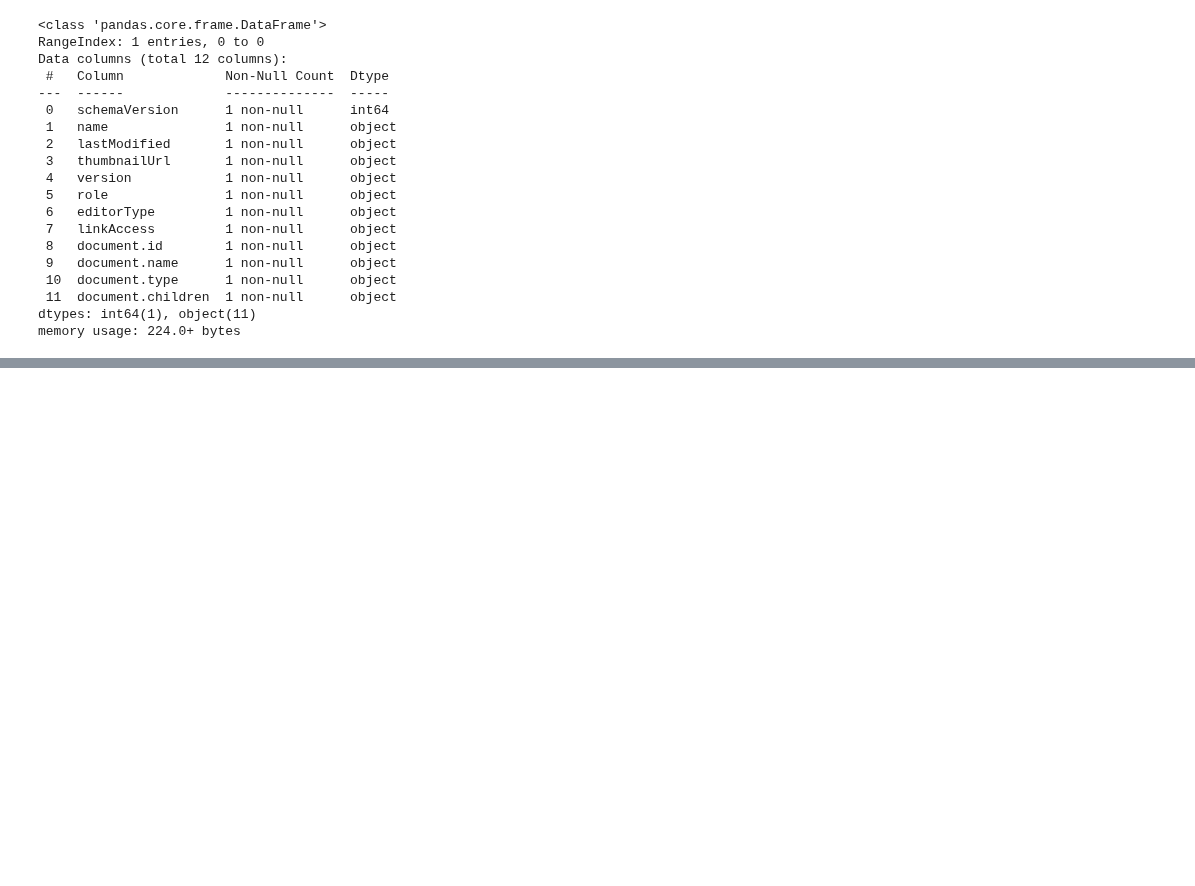
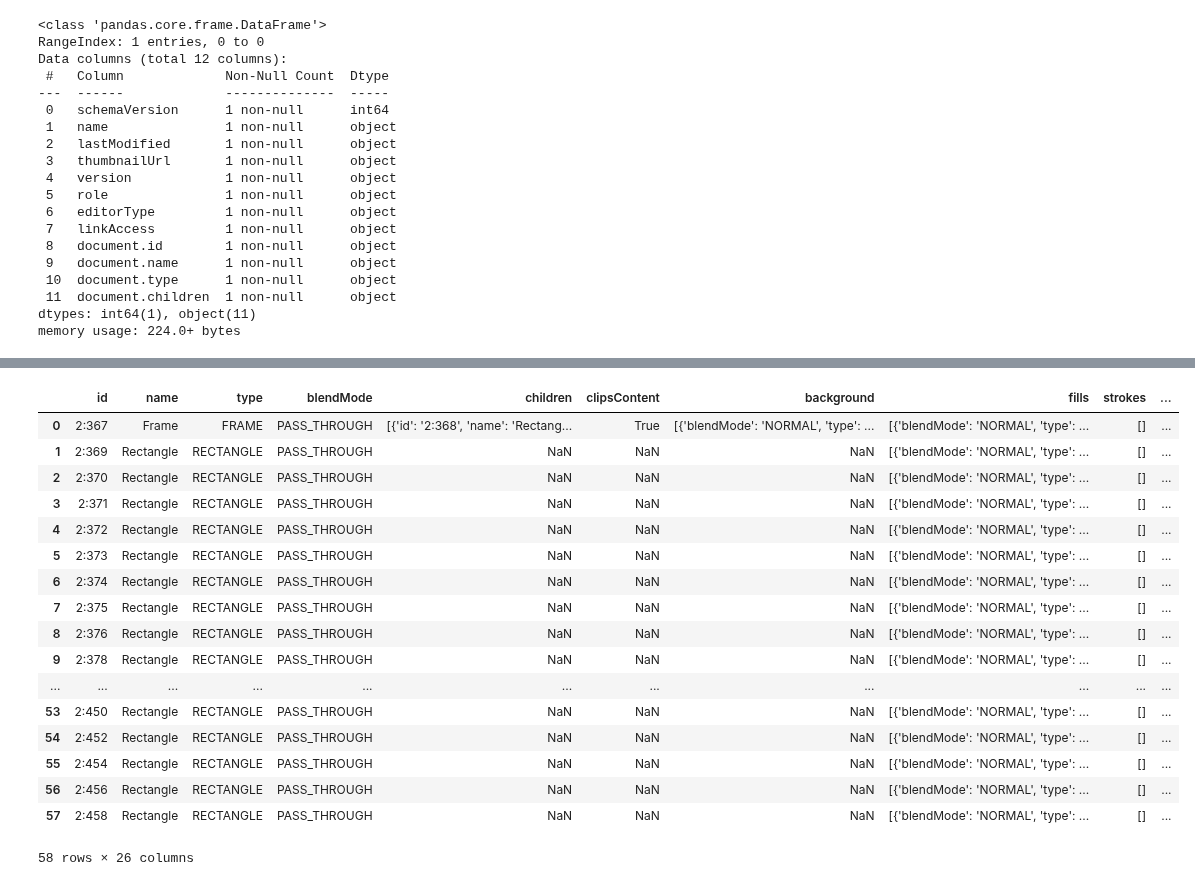
Before and after one commit to Madhurange/HandOff-X, a Jupyter notebook: Test.ipynb, the cells around one changed output, grey strips where cells are left out. Cells and saved outputs as stored; diff of their text form; code cells hidden in the pictures; blank space fills up the shorter version.

```diff
--- a/Test.ipynb
+++ b/Test.ipynb
@@ -94 +57,24 @@ Index(['id', 'name', 'type', 'blendMode', 'children', 'clipsContent',
       dtype='object')
+# %%
+df_flat = json.loads(df_flat.to_json(orient="records"))
+df_flat2 = pd.json_normalize(df_flat,record_path=['children'], errors='ignore')
+df_flat2
+# %% [output]
+|  | id | name | type | blendMode | children | clipsContent | background | fills | strokes | ... |
+| 0 | 2:367 | Frame | FRAME | PASS_THROUGH | [{'id': '2:368', 'name': 'Rectang... | True | [{'blendMode': 'NORMAL', 'type': ... | [{'blendMode': 'NORMAL', 'type': ... | [] | ... |
+| 1 | 2:369 | Rectangle | RECTANGLE | PASS_THROUGH | NaN | NaN | NaN | [{'blendMode': 'NORMAL', 'type': ... | [] | ... |
+| 2 | 2:370 | Rectangle | RECTANGLE | PASS_THROUGH | NaN | NaN | NaN | [{'blendMode': 'NORMAL', 'type': ... | [] | ... |
+| 3 | 2:371 | Rectangle | RECTANGLE | PASS_THROUGH | NaN | NaN | NaN | [{'blendMode': 'NORMAL', 'type': ... | [] | ... |
+| 4 | 2:372 | Rectangle | RECTANGLE | PASS_THROUGH | NaN | NaN | NaN | [{'blendMode': 'NORMAL', 'type': ... | [] | ... |
+| 5 | 2:373 | Rectangle | RECTANGLE | PASS_THROUGH | NaN | NaN | NaN | [{'blendMode': 'NORMAL', 'type': ... | [] | ... |
+| 6 | 2:374 | Rectangle | RECTANGLE | PASS_THROUGH | NaN | NaN | NaN | [{'blendMode': 'NORMAL', 'type': ... | [] | ... |
+| 7 | 2:375 | Rectangle | RECTANGLE | PASS_THROUGH | NaN | NaN | NaN | [{'blendMode': 'NORMAL', 'type': ... | [] | ... |
+| 8 | 2:376 | Rectangle | RECTANGLE | PASS_THROUGH | NaN | NaN | NaN | [{'blendMode': 'NORMAL', 'type': ... | [] | ... |
+| 9 | 2:378 | Rectangle | RECTANGLE | PASS_THROUGH | NaN | NaN | NaN | [{'blendMode': 'NORMAL', 'type': ... | [] | ... |
+| ... | ... | ... | ... | ... | ... | ... | ... | ... | ... | ... |
+| 53 | 2:450 | Rectangle | RECTANGLE | PASS_THROUGH | NaN | NaN | NaN | [{'blendMode': 'NORMAL', 'type': ... | [] | ... |
+| 54 | 2:452 | Rectangle | RECTANGLE | PASS_THROUGH | NaN | NaN | NaN | [{'blendMode': 'NORMAL', 'type': ... | [] | ... |
+| 55 | 2:454 | Rectangle | RECTANGLE | PASS_THROUGH | NaN | NaN | NaN | [{'blendMode': 'NORMAL', 'type': ... | [] | ... |
+| 56 | 2:456 | Rectangle | RECTANGLE | PASS_THROUGH | NaN | NaN | NaN | [{'blendMode': 'NORMAL', 'type': ... | [] | ... |
+| 57 | 2:458 | Rectangle | RECTANGLE | PASS_THROUGH | NaN | NaN | NaN | [{'blendMode': 'NORMAL', 'type': ... | [] | ... |
+58 rows × 26 columns
```
Also changed, not shown: parts of 8 cells of this notebook.
